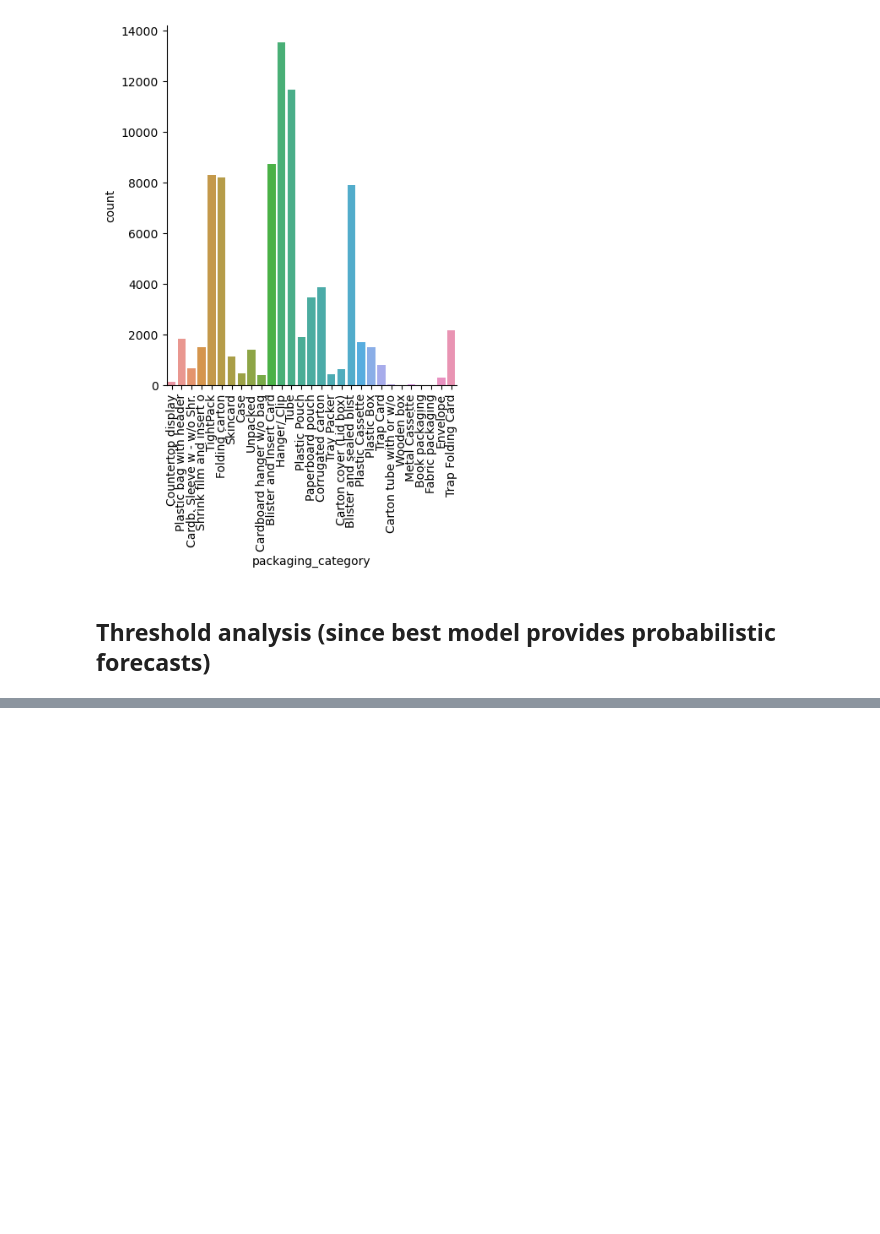
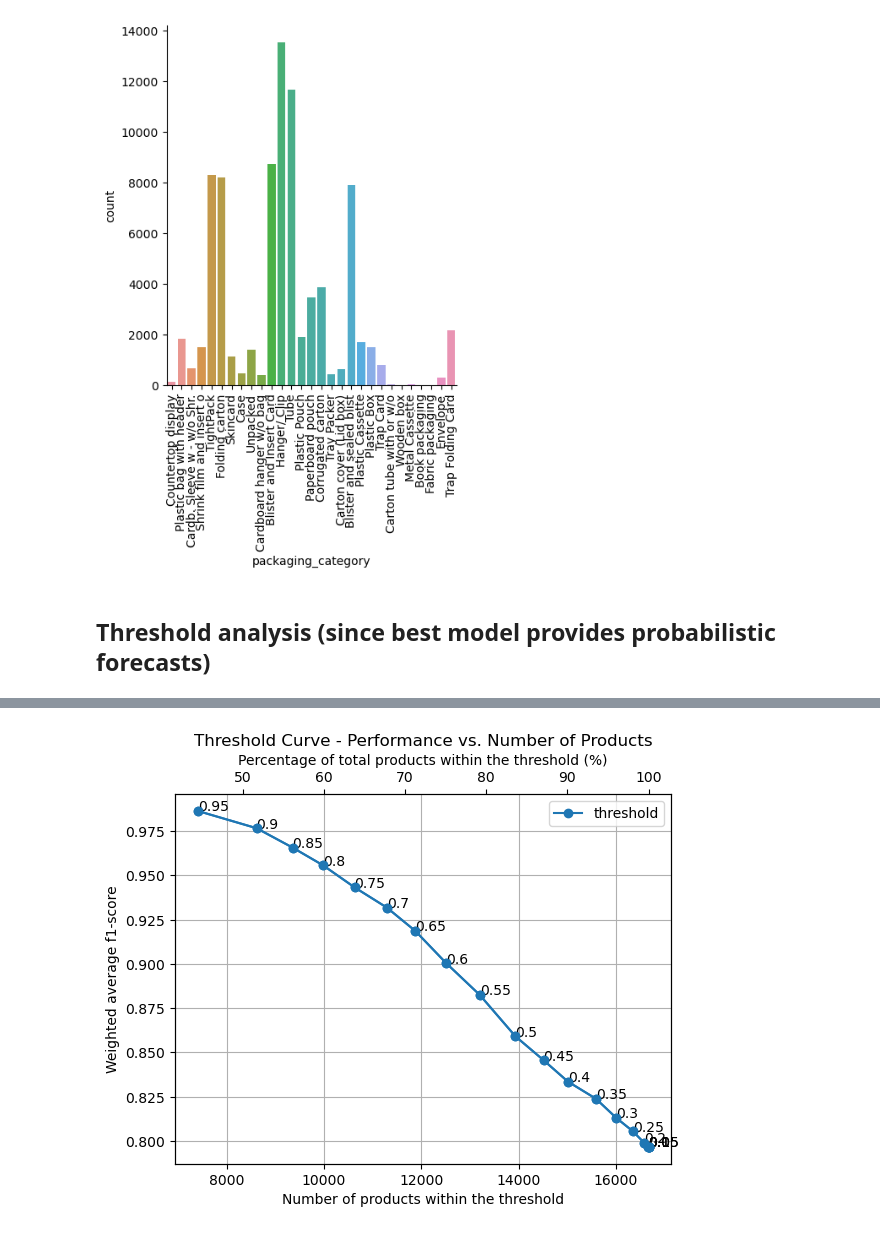
Before and after one commit to tiefenthaler/pytorch-lightning-tabular-classification, a Jupyter notebook: notebooks/30_business_decision_optimization_best model.ipynb, the cells around one changed output, grey strips where cells are left out. Cells and saved outputs as stored; diff of their text form; code cells hidden in the pictures; blank space fills up the shorter version.

```diff
--- a/notebooks/30_business_decision_optimization_best model.ipynb
+++ b/notebooks/30_business_decision_optimization_best model.ipynb
@@ -369 +370,48 @@ Cardb. Sleeve w - w/o Shr.       0.50      0.43      0.46       135
+# %%
+def threshold_analysis(thresholds: list, df_y_test: pd.DataFrame):
+
+    clf_reports = []
+
+    for threshold in thresholds:
+        df_y_test_threshold = df_y_test.loc[
+            df_y_test.proba_preds_y_test >= threshold
+        ]
+
+        clf_report = classification_report(df_y_test_threshold.y_test, df_y_test_threshold.preds_y_test, output_dict=True)
+        clf_reports.append(clf_report)
+
+    f1_scores = []
+    supports = []
+
+    for j, clf_report in enumerate(clf_reports):
+        f1_scores.append(clf_report['weighted avg']['f1-score'])
+        supports.append(clf_report['weighted avg']['support'])
+
+    fig, ax1 = plt.subplots()
+    ax2 = ax1.twiny()  # Create a twin x-axis that shares the y-axis with ax1
+
+    ax1.plot(supports, f1_scores, 'o-', label='threshold')
+    for i, txt in enumerate(thresholds):
+        ax1.annotate(txt, (supports[i], f1_scores[i]))
+
+    # New x-axis for percentage of products
+    ax2.plot([x / len(df_y_test)*100 for x in supports], f1_scores, 'o-')  # Note the transformation of supports to %
+
+    ax1.legend()
+    ax1.grid()
+    ax1.set_title('Threshold Curve - Performance vs. Number of Products')
+    ax1.set_xlabel('Number of products within the threshold')
+    ax2.set_xlabel('Percentage of total products within the threshold (%)')
+    ax1.set_ylabel('Weighted average f1-score')
+
+    plt.show()
+
+    return clf_reports
+
+# thresholds = [0, 0.80, 0.85, 0.90, 0.95]
+thresholds = np.round(np.arange(0, 1.00, 0.05), 2)
+
+clf_reports = threshold_analysis(thresholds=thresholds, df_y_test=df_y_test)
+# %% [output]
+[figure, added]
 # %%
```
Also changed, not shown: parts of 19 cells of this notebook, 2 other files.
